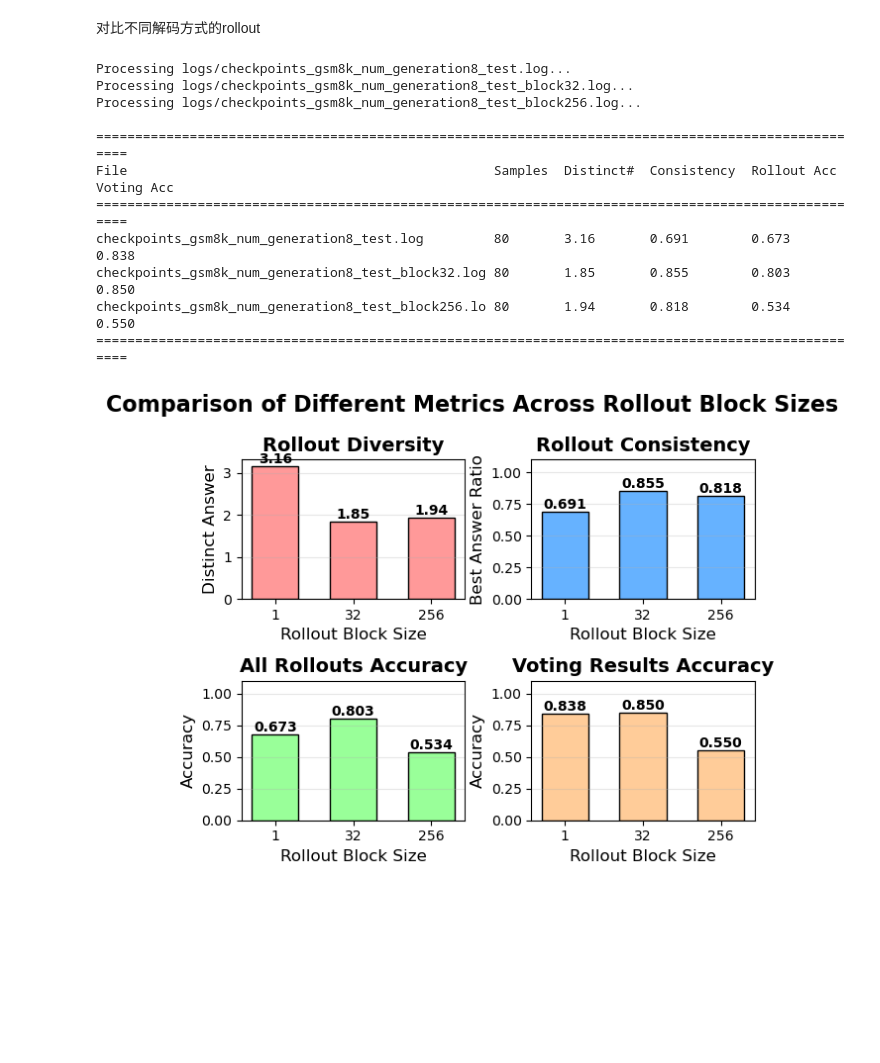
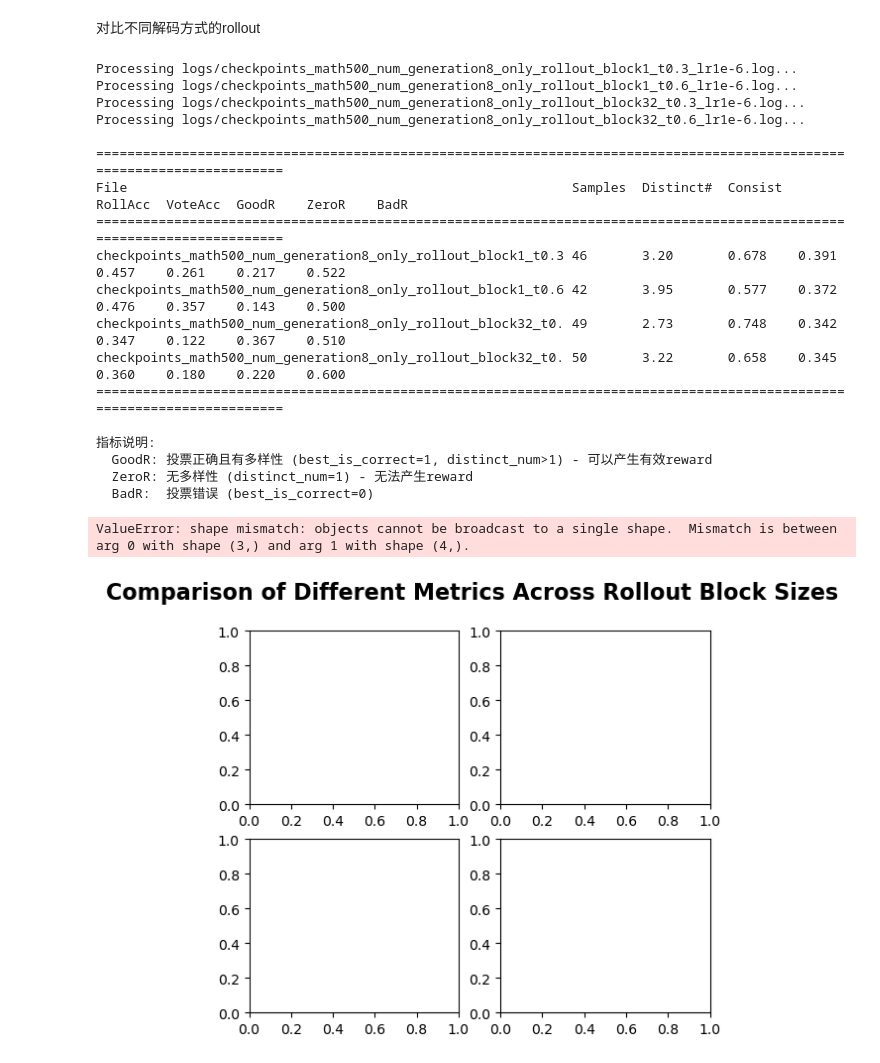
Before and after one commit to duterscmy/JustGRPO, a Jupyter notebook: draw_reward.ipynb, the cells around one changed output. Saved outputs shown, nothing was run; the diff lists cells and outputs as text; code cells hidden in the pictures; blank space fills up the shorter version.

```diff
--- a/draw_reward.ipynb
+++ b/draw_reward.ipynb
@@ -426,39 +460,54 @@ def plot_grouped_bar_chart(metrics_list):
 # %%
 
 # 指定三个日志文件
+# log_files = [
+#         'logs/checkpoints_gsm8k_num_generation8_test.log',           # block size 1 (没有block后缀的)
+#         'logs/checkpoints_gsm8k_num_generation8_test_block32.log',   # block size 32
+#         'logs/checkpoints_gsm8k_num_generation8_test_block256.log'   # block size 256
+# ]
+
 log_files = [
-        'logs/checkpoints_gsm8k_num_generation8_test.log',           # block size 1 (没有block后缀的)
-        'logs/checkpoints_gsm8k_num_generation8_test_block32.log',   # block size 32
-        'logs/checkpoints_gsm8k_num_generation8_test_block256.log'   # block size 256
+    'logs/checkpoints_math500_num_generation8_only_rollout_block1_t0.3_lr1e-6.log',
+    'logs/checkpoints_math500_num_generation8_only_rollout_block1_t0.6_lr1e-6.log',
+     'logs/checkpoints_math500_num_generation8_only_rollout_block32_t0.3_lr1e-6.log',
+     'logs/checkpoints_math500_num_generation8_only_rollout_block32_t0.6_lr1e-6.log',
 ]
 
 # 处理每个文件
 metrics_list = []
 for log_file in log_files:
     print(f"Processing {log_file}...")
     metrics = process_file(log_file)
     if metrics:
         metrics_list.append(metrics)
 
 
 # 打印表格
 print_metrics_table(metrics_list)
 
 # 绘制对比柱状图
 plot_comparison_bar_chart(metrics_list)
 
 # 也可以绘制分组柱状图（可选）
 # plot_grouped_bar_chart(metrics_list)
 # %% [output]
-Processing logs/checkpoints_gsm8k_num_generation8_test.log...
-Processing logs/checkpoints_gsm8k_num_generation8_test_block32.log...
-Processing logs/checkpoints_gsm8k_num_generation8_test_block256.log...
+Processing logs/checkpoints_math500_num_generation8_only_rollout_block1_t0.3_lr1e-6.log...
+Processing logs/checkpoints_math500_num_generation8_only_rollout_block1_t0.6_lr1e-6.log...
+Processing logs/checkpoints_math500_num_generation8_only_rollout_block32_t0.3_lr1e-6.log...
+Processing logs/checkpoints_math500_num_generation8_only_rollout_block32_t0.6_lr1e-6.log...
 
-====================================================================================================
-File                                               Samples  Distinct#  Consistency  Rollout Acc  Voting Acc
-====================================================================================================
-checkpoints_gsm8k_num_generation8_test.log         80       3.16       0.691        0.673        0.838
-checkpoints_gsm8k_num_generation8_test_block32.log 80       1.85       0.855        0.803        0.850
-checkpoints_gsm8k_num_generation8_test_block256.lo 80       1.94       0.818        0.534        0.550
-====================================================================================================
+========================================================================================================================
+File                                                         Samples  Distinct#  Consist  RollAcc  VoteAcc  GoodR    ZeroR    BadR
+========================================================================================================================
+checkpoints_math500_num_generation8_only_rollout_block1_t0.3 46       3.20       0.678    0.391    0.457    0.261    0.217    0.522
+checkpoints_math500_num_generation8_only_rollout_block1_t0.6 42       3.95       0.577    0.372    0.476    0.357    0.143    0.500
+checkpoints_math500_num_generation8_only_rollout_block32_t0. 49       2.73       0.748    0.342    0.347    0.122    0.367    0.510
+checkpoints_math500_num_generation8_only_rollout_block32_t0. 50       3.22       0.658    0.345    0.360    0.180    0.220    0.600
+========================================================================================================================
+
+指标说明:
+  GoodR: 投票正确且有多样性 (best_is_correct=1, distinct_num>1) - 可以产生有效reward
+  ZeroR: 无多样性 (distinct_num=1) - 无法产生reward
+  BadR:  投票错误 (best_is_correct=0)
+ValueError: shape mismatch: objects cannot be broadcast to a single shape.  Mismatch is between arg 0 with shape (3,) and arg 1 with shape (4,).
-[figure, old version]
+[figure, new version]
```
Also changed, not shown: parts of 1 cell of this notebook, 2 other files.
